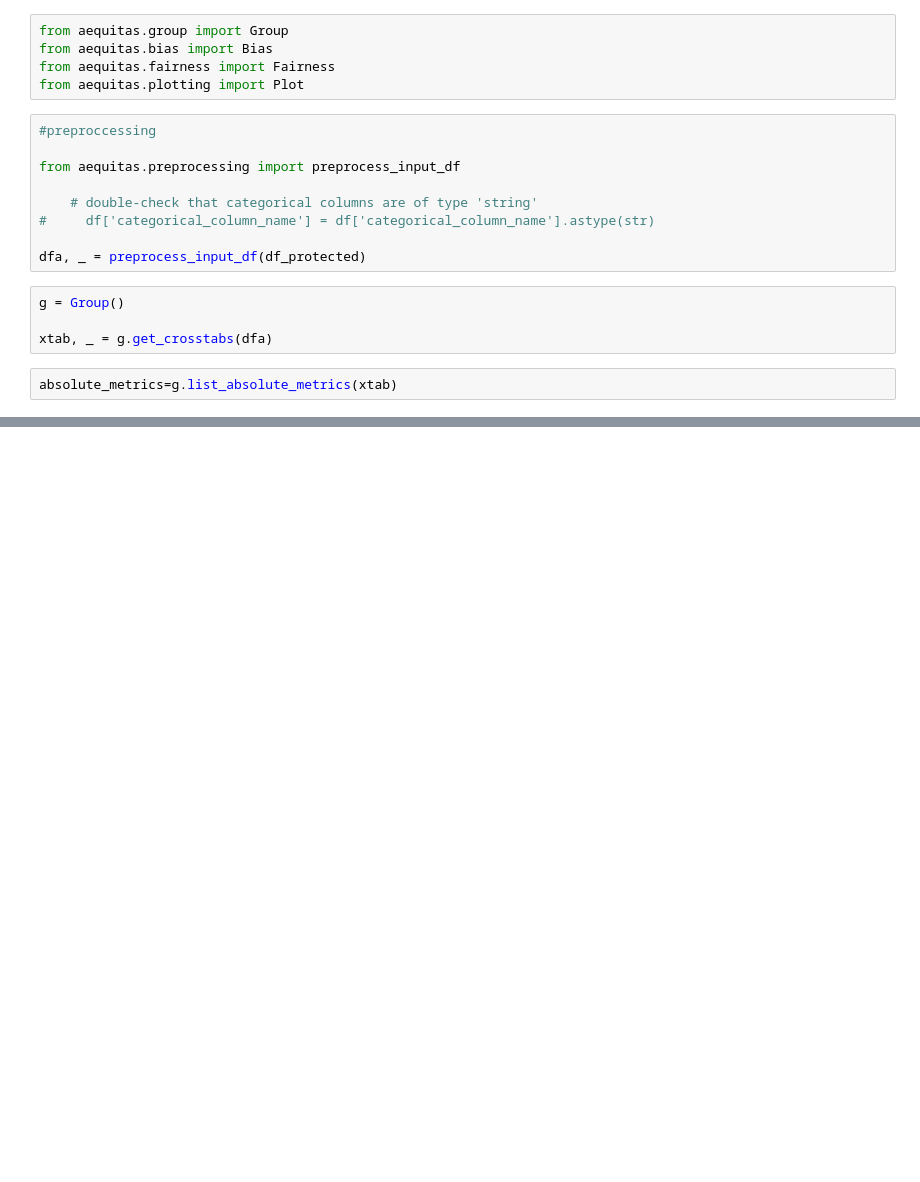
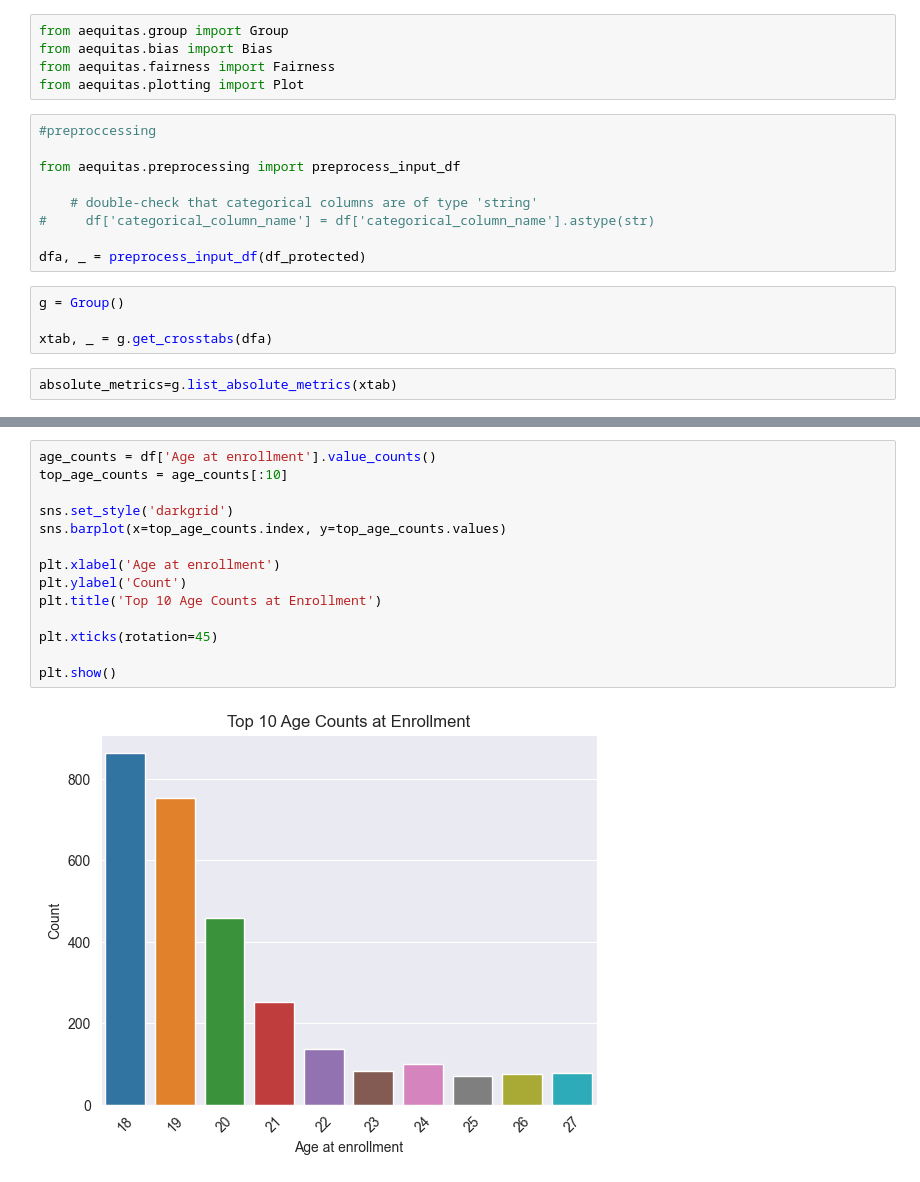
Before and after one commit to CS-UCR/final-project-dumpy, a Jupyter notebook: logisticRegression.ipynb, the cells around one changed output, grey strips where cells are left out. Drawn from its saved outputs; the diff is of its cells as text; blank space fills up the shorter version.

```diff
--- a/logisticRegression.ipynb
+++ b/logisticRegression.ipynb
@@ -343 +342,17 @@ xtab[[col for col in xtab.columns if col not in absolute_metrics]]
 66 rows × 15 columns
+# %%
+age_counts = df['Age at enrollment'].value_counts()
+top_age_counts = age_counts[:10]
+
+sns.set_style('darkgrid')
+sns.barplot(x=top_age_counts.index, y=top_age_counts.values)
+
+plt.xlabel('Age at enrollment')
+plt.ylabel('Count')
+plt.title('Top 10 Age Counts at Enrollment')
+
+plt.xticks(rotation=45)
+
+plt.show()
+# %% [output]
+[figure, added]
```
Also changed, not shown: parts of 8 cells of this notebook, 2 other files.
